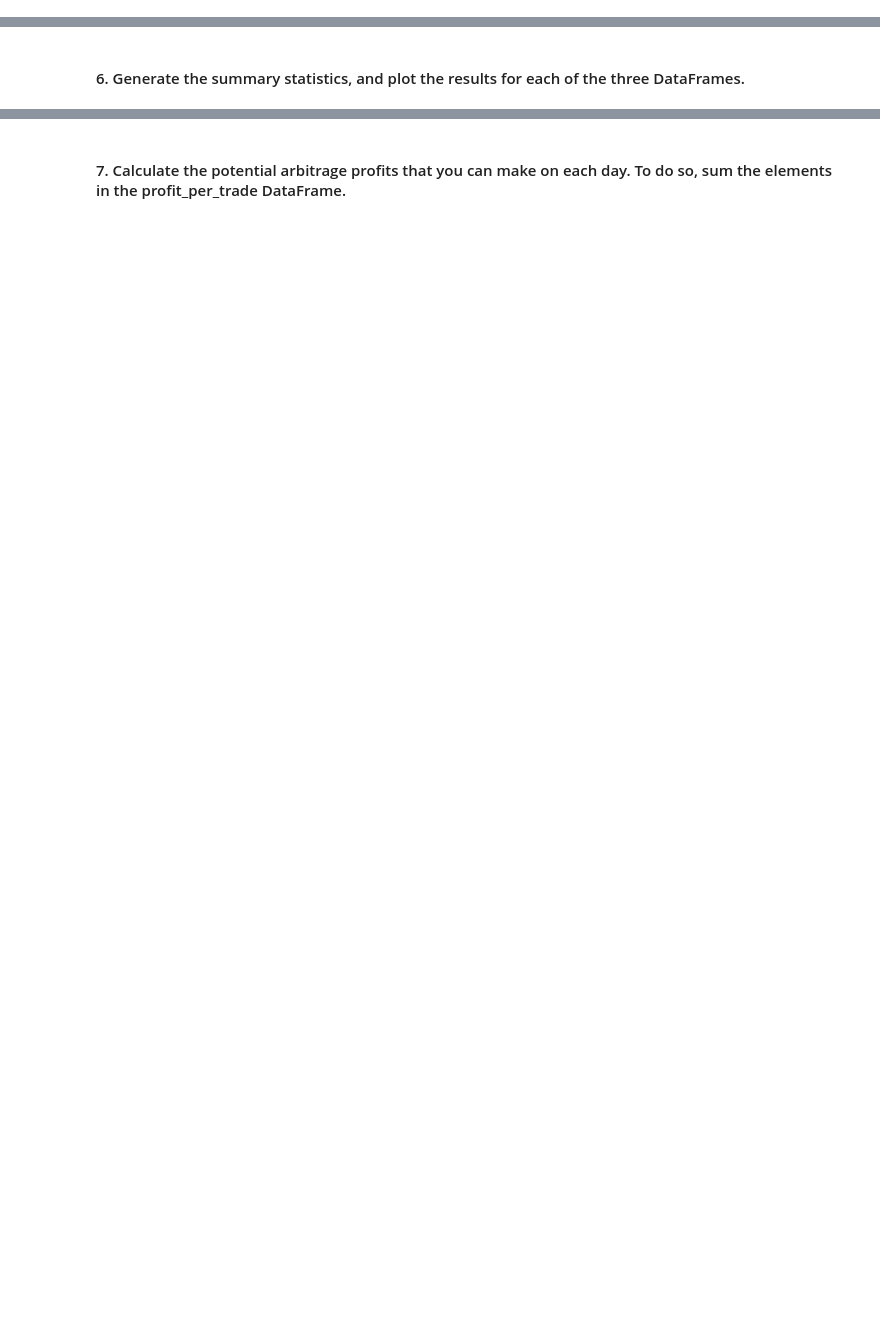
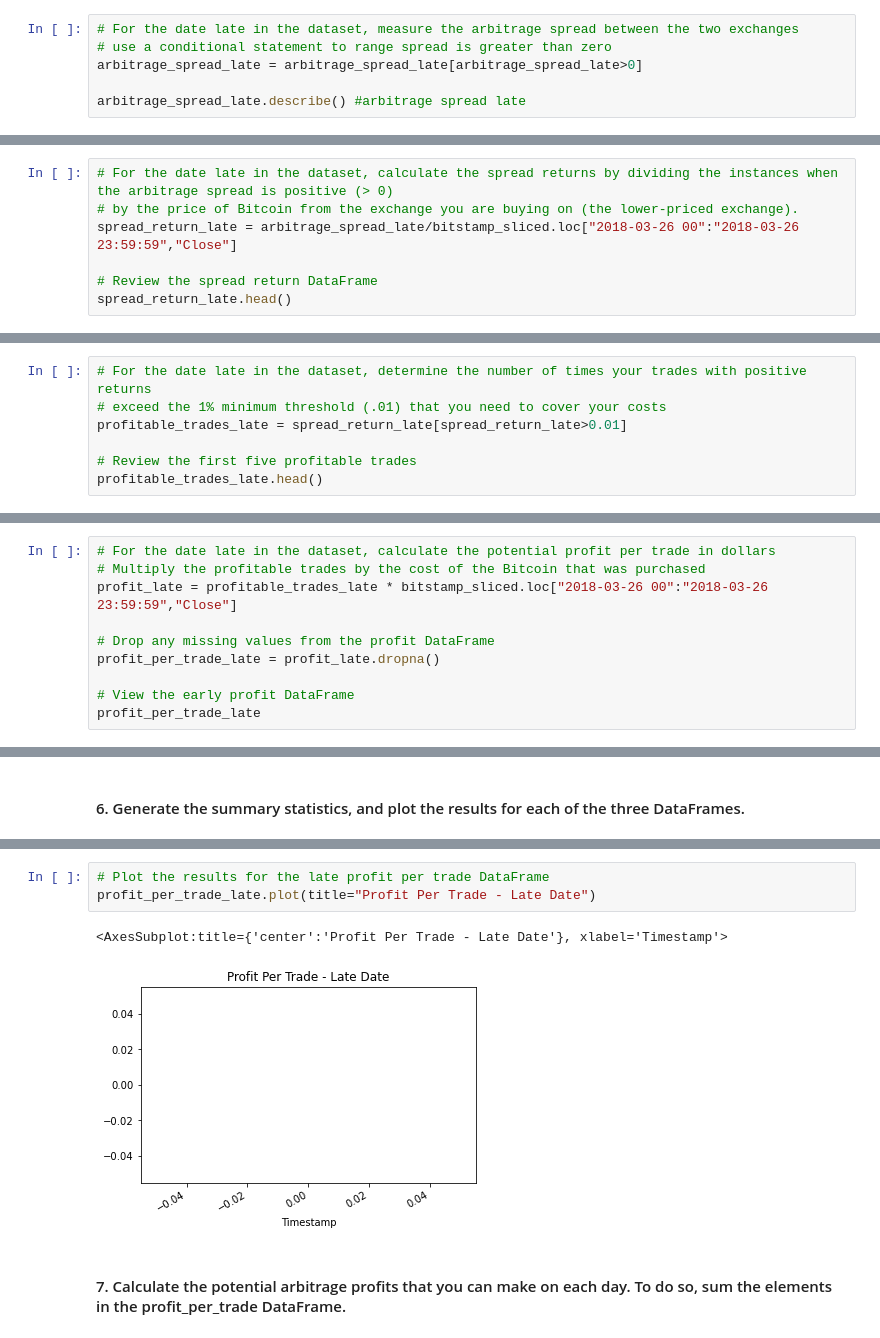
Before and after one commit to Latnid/Module_Challenges, a Jupyter notebook: 3/Starter_Code/crypto_arbitrage.ipynb, the cells around one changed output, grey strips where cells are left out. Drawn from its saved outputs; the diff is of its cells as text; blank space fills up the shorter version.

```diff
--- a/3/Starter_Code/crypto_arbitrage.ipynb
+++ b/3/Starter_Code/crypto_arbitrage.ipynb
@@ -445,0 +462,6 @@ Name: Close, dtype: float64
+# %%
+# For the date late in the dataset, measure the arbitrage spread between the two exchanges
+# use a conditional statement to range spread is greater than zero
+arbitrage_spread_late = arbitrage_spread_late[arbitrage_spread_late>0]
+
+arbitrage_spread_late.describe() #arbitrage spread late
@@ -462,0 +510,7 @@ Name: Close, dtype: float64
+# %%
+# For the date late in the dataset, calculate the spread returns by dividing the instances when the arbitrage spread is positive (> 0)
+# by the price of Bitcoin from the exchange you are buying on (the lower-priced exchange).
+spread_return_late = arbitrage_spread_late/bitstamp_sliced.loc["2018-03-26 00":"2018-03-26 23:59:59","Close"]
+
+# Review the spread return DataFrame
+spread_return_late.head()
@@ -479,0 +557,7 @@ Name: Close, dtype: float64
+# %%
+# For the date late in the dataset, determine the number of times your trades with positive returns
+# exceed the 1% minimum threshold (.01) that you need to cover your costs
+profitable_trades_late = spread_return_late[spread_return_late>0.01]
+
+# Review the first five profitable trades
+profitable_trades_late.head()
@@ -521,0 +660,10 @@ Name: Close, Length: 73, dtype: float64
+# %%
+# For the date late in the dataset, calculate the potential profit per trade in dollars
+# Multiply the profitable trades by the cost of the Bitcoin that was purchased
+profit_late = profitable_trades_late * bitstamp_sliced.loc["2018-03-26 00":"2018-03-26 23:59:59","Close"]
+
+# Drop any missing values from the profit DataFrame
+profit_per_trade_late = profit_late.dropna()
+
+# View the early profit DataFrame
+profit_per_trade_late
@@ -543,3 +725,9 @@ Name: Close, dtype: float64
+# %%
+# Plot the results for the late profit per trade DataFrame
+profit_per_trade_late.plot(title="Profit Per Trade - Late Date")
+# %% [output]
+<AxesSubplot:title={'center':'Profit Per Trade - Late Date'}, xlabel='Timestamp'>
+[figure, added]
 # %% [markdown]
 #### 7. Calculate the potential arbitrage profits that you can make on each day. To do so, sum the elements in the profit_per_trade DataFrame.
 # %%
```
Also changed, not shown: parts of 31 cells of this notebook.
